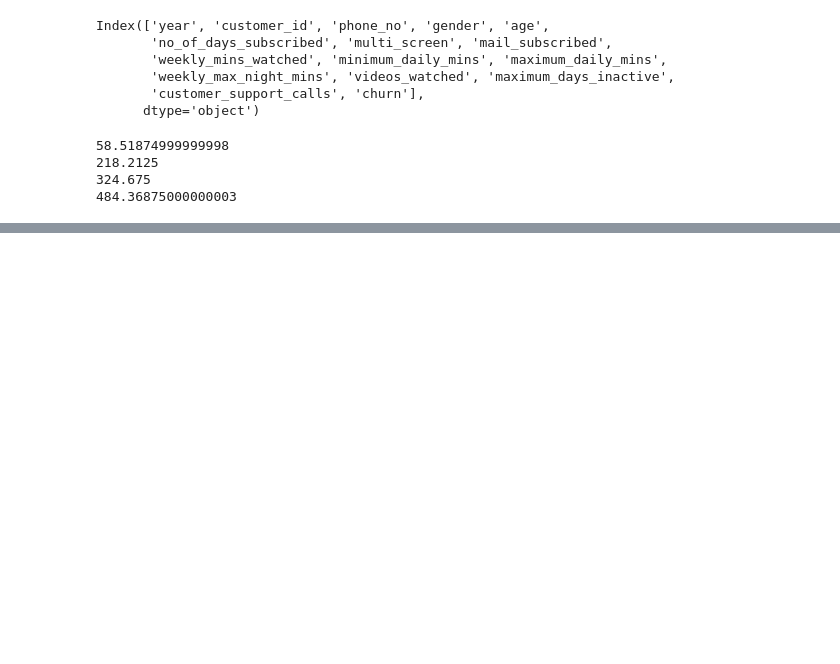
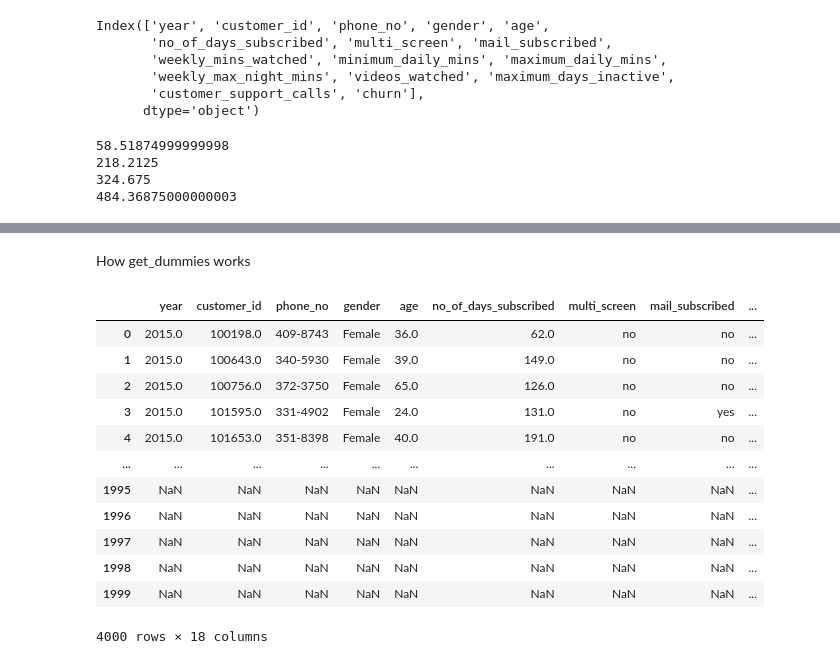
Before and after one commit to abhicse002/Py_DS_libs, a Jupyter notebook: case_study.ipynb, the cells around one changed output, grey strips where cells are left out. Saved outputs shown, nothing was run; the diff lists cells and outputs as text; code cells hidden in the pictures; blank space fills up the shorter version.

```diff
--- a/case_study.ipynb
+++ b/case_study.ipynb
@@ -323,0 +353,25 @@ print(upper_limit)
+# %% [markdown]
+How get_dummies works
+# %%
+# pd.get_dummies()
+# To convert categorical columns into numerical columns.
+df1 = pd.get_dummies(df['gender'], dtype='int')
+df1
+
+# now to concatenate with the original DF, use the concat
+df11 = pd.concat([df, df1])
+df11
+# %% [output]
+|  | year | customer_id | phone_no | gender | age | no_of_days_subscribed | multi_screen | mail_subscribed | ... |
+| 0 | 2015.0 | 100198.0 | 409-8743 | Female | 36.0 | 62.0 | no | no | ... |
+| 1 | 2015.0 | 100643.0 | 340-5930 | Female | 39.0 | 149.0 | no | no | ... |
+| 2 | 2015.0 | 100756.0 | 372-3750 | Female | 65.0 | 126.0 | no | no | ... |
+| 3 | 2015.0 | 101595.0 | 331-4902 | Female | 24.0 | 131.0 | no | yes | ... |
+| 4 | 2015.0 | 101653.0 | 351-8398 | Female | 40.0 | 191.0 | no | no | ... |
+| ... | ... | ... | ... | ... | ... | ... | ... | ... | ... |
+| 1995 | NaN | NaN | NaN | NaN | NaN | NaN | NaN | NaN | ... |
+| 1996 | NaN | NaN | NaN | NaN | NaN | NaN | NaN | NaN | ... |
+| 1997 | NaN | NaN | NaN | NaN | NaN | NaN | NaN | NaN | ... |
+| 1998 | NaN | NaN | NaN | NaN | NaN | NaN | NaN | NaN | ... |
+| 1999 | NaN | NaN | NaN | NaN | NaN | NaN | NaN | NaN | ... |
+4000 rows × 18 columns
```
Also changed, not shown: parts of 4 cells of this notebook.
